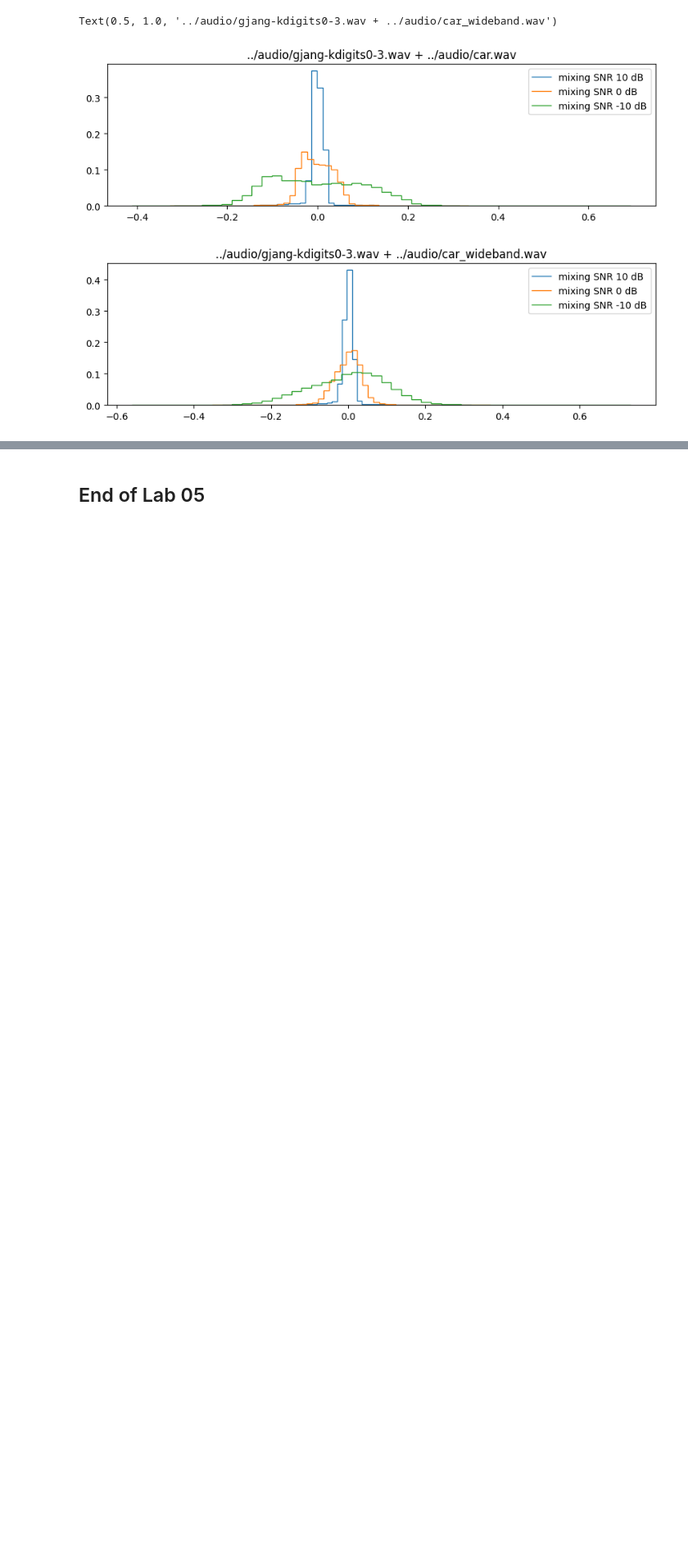
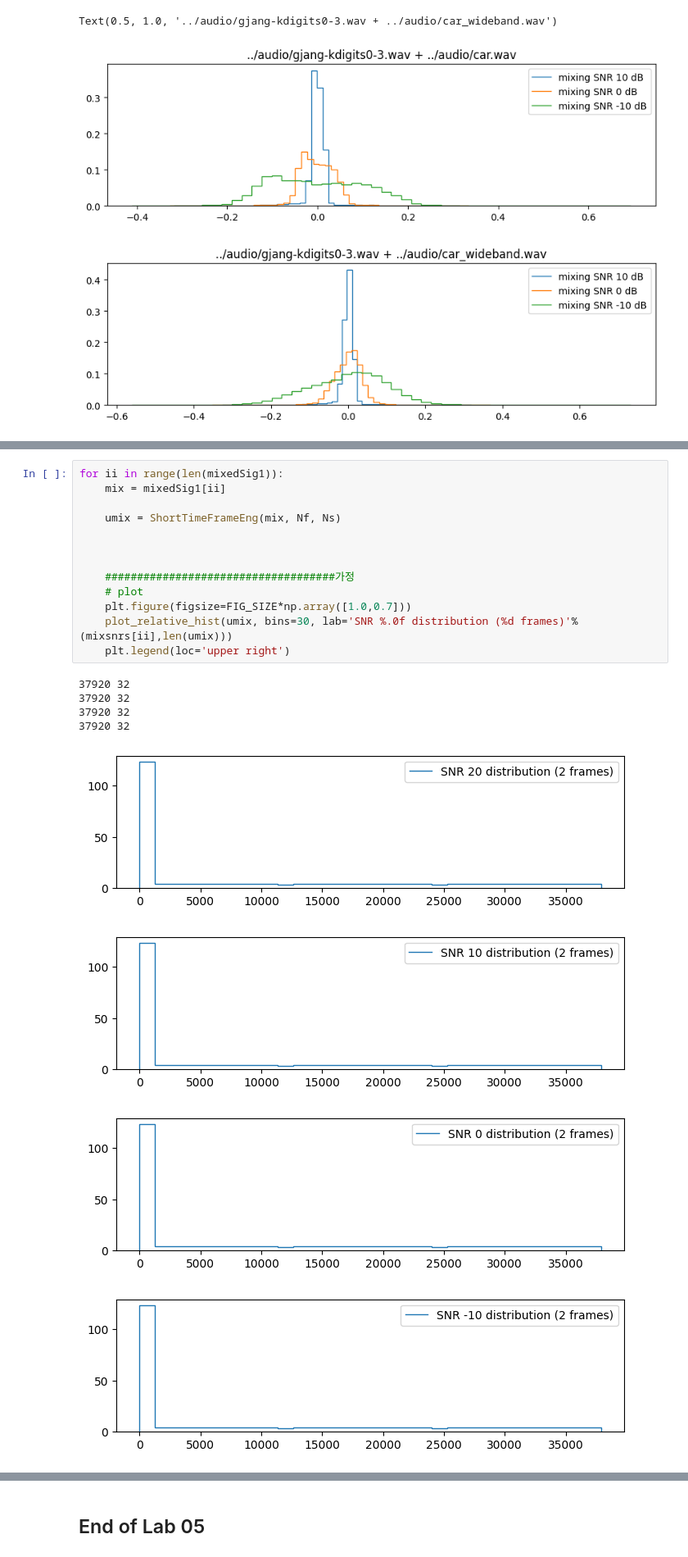
Before and after one commit to gjang7/ssp2023, a Jupyter notebook: lab05/lab05_ns_prob_models.ipynb, the cells around one changed output, grey strips where cells are left out. Shown at 82% size. Cells and saved outputs as stored; diff of their text form; blank space fills up the shorter version.

```diff
--- a/lab05/lab05_ns_prob_models.ipynb
+++ b/lab05/lab05_ns_prob_models.ipynb
@@ -264,0 +595,22 @@ Text(0.5, 1.0, '../audio/gjang-kdigits0-3.wav + ../audio/car_wideband.wav')
+# %%
+for ii in range(len(mixedSig1)):
+    mix = mixedSig1[ii]
+
+    umix = ShortTimeFrameEng(mix, Nf, Ns)
+
+
+
+    ####################################가정
+    # plot
+    plt.figure(figsize=FIG_SIZE*np.array([1.0,0.7]))
+    plot_relative_hist(umix, bins=30, lab='SNR %.0f distribution (%d frames)'%(mixsnrs[ii],len(umix)))
+    plt.legend(loc='upper right')
+# %% [output]
+37920 32
+37920 32
+37920 32
+37920 32
+[figure, added]
+[figure, added]
+[figure, added]
+[figure, added]
```
Also changed, not shown: parts of 51 cells of this notebook, 4 other files.
